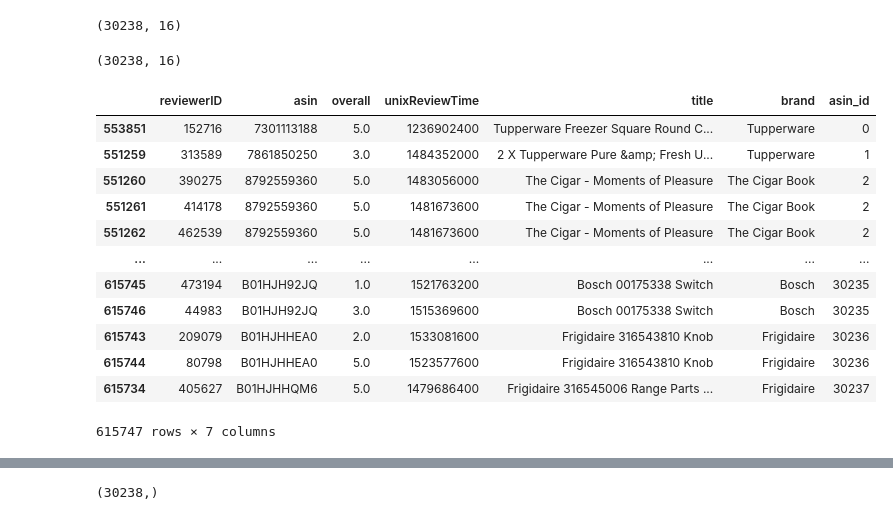
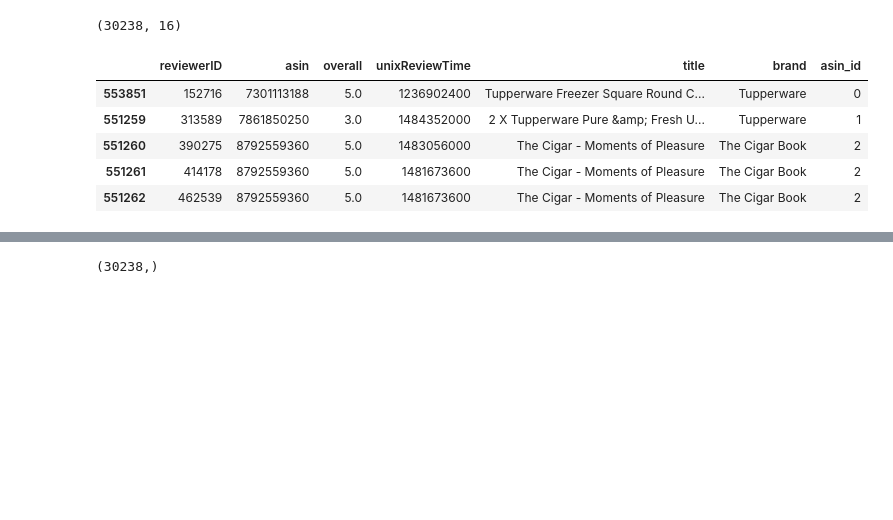
Before and after one commit to dhruv1220/Product-Recommendation-System, a Jupyter notebook: Product_Recommendation_System.ipynb, the cells around one changed output, grey strips where cells are left out. Cells and saved outputs as stored; diff of their text form; code cells hidden in the pictures; blank space fills up the shorter version.

```diff
--- a/Product_Recommendation_System.ipynb
+++ b/Product_Recommendation_System.ipynb
@@ -54,4 +56,4 @@ Books.json.gz         8%[>                   ] 981.23M  52.8MB/s    eta 3m 35s ^
 # %%
-userrating = open_to_df('Books.json.gz')
+userrating = open_to_df('Appliances.json.gz')
 userrating.head()
 # %% [output]
@@ -58,0 +66,3 @@ KeyboardInterrupt: ignored
+# %%
+userrating = userrating.iloc[35:,:]
+# first 35 reviews were incorrect and were of the domain 'books', erroneous data
@@ -945,7 +986,3 @@ item_emb_np.shape
 (30238, 16)
 # %%
 my_rated_items = [name for name in list(my_ratings.keys())]
-# %%
-item_emb_np.shape
-# %% [output]
-(30238, 16)
@@ -952,16 +991,9 @@ item_emb_np.shape
 # %%
-cdata.sort_values(['asin_id'])
+cdata.sort_values(['asin_id']).head(5)
 # %% [output]
 |  | reviewerID | asin | overall | unixReviewTime | title | brand | asin_id |
 | 553851 | 152716 | 7301113188 | 5.0 | 1236902400 | Tupperware Freezer Square Round C... | Tupperware | 0 |
 | 551259 | 313589 | 7861850250 | 3.0 | 1484352000 | 2 X Tupperware Pure &amp; Fresh U... | Tupperware | 1 |
 | 551260 | 390275 | 8792559360 | 5.0 | 1483056000 | The Cigar - Moments of Pleasure | The Cigar Book | 2 |
 | 551261 | 414178 | 8792559360 | 5.0 | 1481673600 | The Cigar - Moments of Pleasure | The Cigar Book | 2 |
 | 551262 | 462539 | 8792559360 | 5.0 | 1481673600 | The Cigar - Moments of Pleasure | The Cigar Book | 2 |
-| ... | ... | ... | ... | ... | ... | ... | ... |
-| 615745 | 473194 | B01HJH92JQ | 1.0 | 1521763200 | Bosch 00175338 Switch | Bosch | 30235 |
-| 615746 | 44983 | B01HJH92JQ | 3.0 | 1515369600 | Bosch 00175338 Switch | Bosch | 30235 |
-| 615743 | 209079 | B01HJHHEA0 | 2.0 | 1533081600 | Frigidaire 316543810 Knob | Frigidaire | 30236 |
-| 615744 | 80798 | B01HJHHEA0 | 5.0 | 1523577600 | Frigidaire 316543810 Knob | Frigidaire | 30236 |
-| 615734 | 405627 | B01HJHHQM6 | 5.0 | 1479686400 | Frigidaire 316545006 Range Parts ... | Frigidaire | 30237 |
-615747 rows × 7 columns
```
Also changed, not shown: parts of 31 cells of this notebook.
